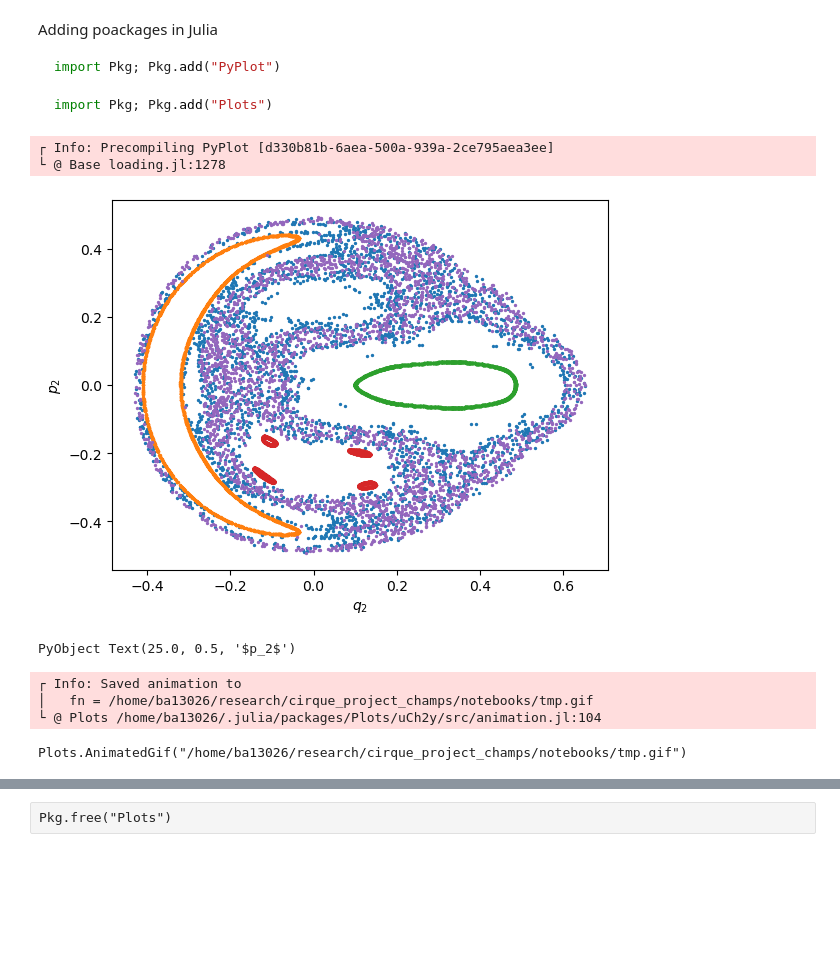
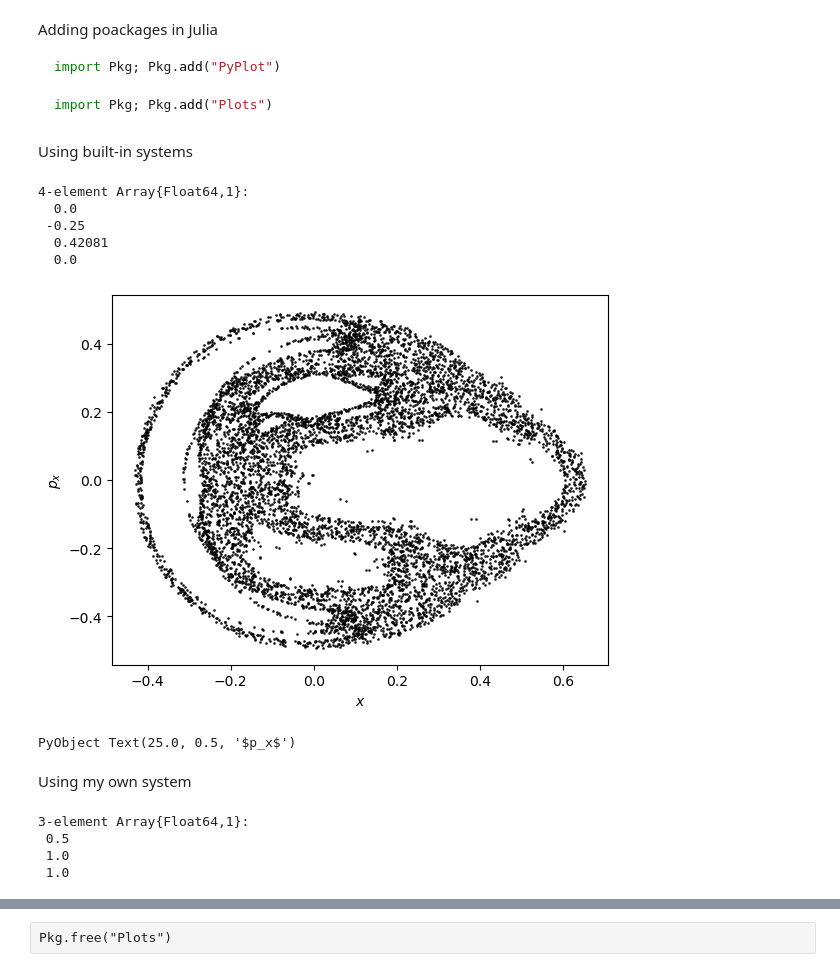
Before and after one commit to broncio123/cirque_project_champs, a Jupyter notebook: notebooks/julia_test.ipynb, the cells around one changed output, grey strips where cells are left out. Cells and saved outputs as stored; diff of their text form; code cells hidden in the pictures; blank space fills up the shorter version.

Commit message:
julia test to compute Poincare SOs for cirque

````diff
--- a/notebooks/julia_test.ipynb
+++ b/notebooks/julia_test.ipynb
@@ -18,47 +18,5 @@ import Pkg; Pkg.add("PyPlot")
 
 import Pkg; Pkg.add("Plots")
 ```
-# %%
-using DynamicalSystems, PyPlot
-
-hh = Systems.henonheiles()
-
-plane = (1, 0.0)
-u0s = [[0.0, -0.25, 0.42081, 0.0],
-[0.0, -0.31596, 0.354461, 0.0591255],
-[0.0, 0.1, 0.5, 0.0],
-[0.0, -0.0910355, 0.459522, -0.173339],
-[0.0, -0.205144, 0.449328, -0.0162098]]
-
-figure()
-for u0 in u0s
-    psos = poincaresos(hh, plane, 20000.0; u0 = u0)
-    scatter(psos[:, 2], psos[:, 4], s = 2.0)
-end
-xlabel("\$q_2\$"); ylabel("\$p_2\$")
-# %% [output]
-┌ Info: Precompiling PyPlot [d330b81b-6aea-500a-939a-2ce795aea3ee]
-└ @ Base loading.jl:1278
-[figure, removed]
-PyObject Text(25.0, 0.5, '$p_2$')
-# %%
-using DynamicalSystems, Plots
-
-ds = Systems.duffing(β = -1, ω = 1, f = 0.3) # non-autonomous chaotic system
-
-frames=120
-a = trajectory(ds, 100000.0, dt = 2π/frames, Ttr=20π) # every period T = 2π/ω
-
-orbit_length = div(size(a)[1], frames)
-a = Matrix(a)
-
-@gif for i in 1:frames
-    orbit_points = i:frames:(orbit_length*frames)
-    scatter(a[orbit_points, 1], a[orbit_points, 2], markersize=1, html_output_format=:png,
-        leg=false, framestyle=:none, xlims=extrema(a[:,1]), ylims=extrema(a[:,2]))
-end
-# %% [output]
-┌ Info: Saved animation to
-│   fn = /home/ba13026/research/cirque_project_champs/notebooks/tmp.gif
-└ @ Plots /home/ba13026/.julia/packages/Plots/uCh2y/src/animation.jl:104
-Plots.AnimatedGif("/home/ba13026/research/cirque_project_champs/notebooks/tmp.gif")
+# %% [markdown]
+Using built-in systems
@@ -64,0 +25,28 @@ Plots.AnimatedGif("/home/ba13026/research/cirque_project_champs/notebooks/tmp.gi
+# %%
+system = Systems.henonheiles()
+plane = (1, 0.0)
+t_final = 50000.0
+u0 = [0.0, -0.25, 0.42081, 0.0] #initial state
+# %% [output]
+4-element Array{Float64,1}:
+  0.0
+ -0.25
+  0.42081
+  0.0
+# %%
+figure()
+psos = poincaresos(system, plane, t_final; u0 = u0)
+scatter(psos[:, 2], psos[:, 4], s = 1.0, color=:black, alpha=0.75)
+xlabel("\$x\$"); ylabel("\$p_x\$")
+# %% [output]
+[figure, added]
+PyObject Text(25.0, 0.5, '$p_x$')
+# %% [markdown]
+Using my own system
+# %%
+PARAMETERS = [1/2,1,1]
+# %% [output]
+3-element Array{Float64,1}:
+ 0.5
+ 1.0
+ 1.0
````
Also changed, not shown: parts of 13 cells of this notebook.
